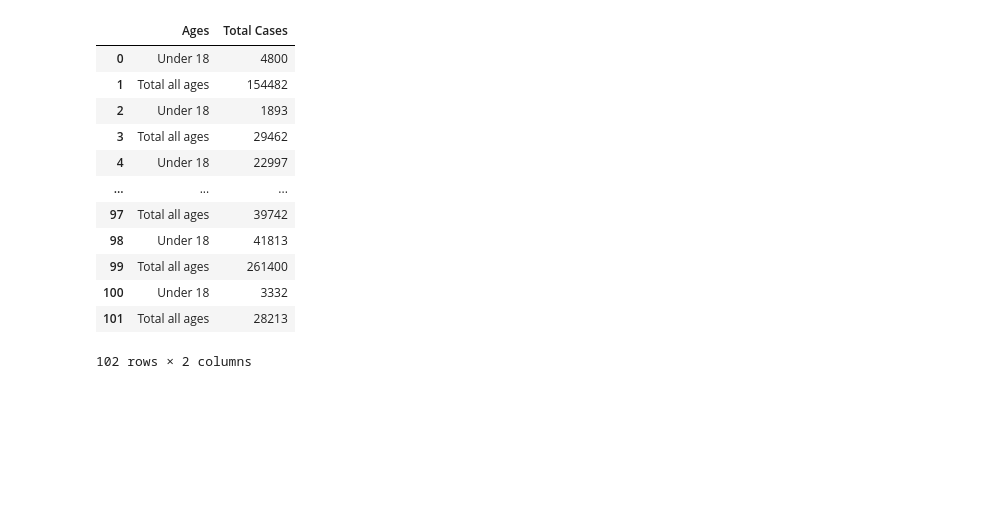
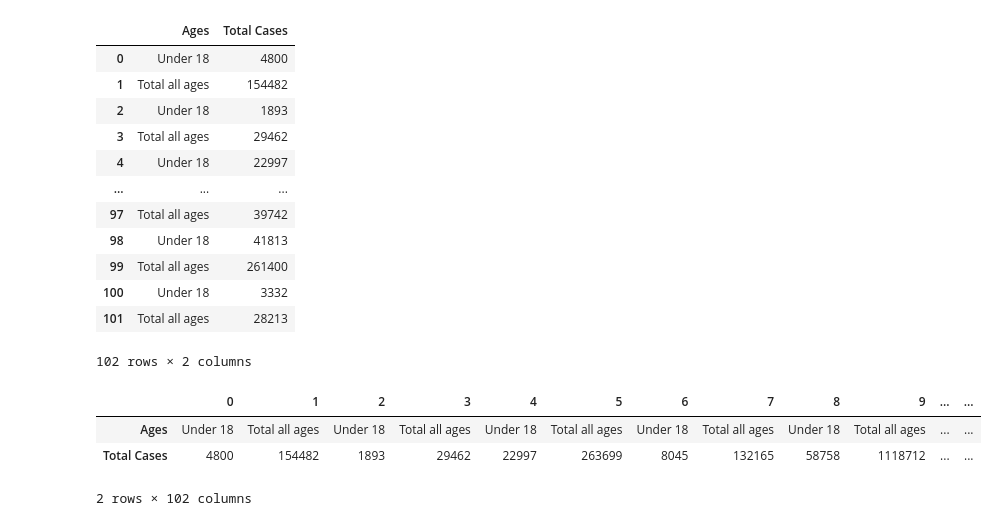
Before and after one commit to sjuarez382/UCI-Group_Project_1-Team9, a Jupyter notebook: Untitled.ipynb, the cells around one changed output. Cells and saved outputs as stored; diff of their text form; code cells hidden in the pictures; blank space fills up the shorter version.

```diff
--- a/Untitled.ipynb
+++ b/Untitled.ipynb
@@ -125,3 +125,11 @@ age_df
 | 100 | Under 18 | 3332 |
 | 101 | Total all ages | 28213 |
 102 rows × 2 columns
+# %%
+tr_age = age_df.transpose()
+tr_age
+# %% [output]
+|  | 0 | 1 | 2 | 3 | 4 | 5 | 6 | 7 | 8 | 9 | ... | ... |
+| Ages | Under 18 | Total all ages | Under 18 | Total all ages | Under 18 | Total all ages | Under 18 | Total all ages | Under 18 | Total all ages | ... | ... |
+| Total Cases | 4800 | 154482 | 1893 | 29462 | 22997 | 263699 | 8045 | 132165 | 58758 | 1118712 | ... | ... |
+2 rows × 102 columns
```
